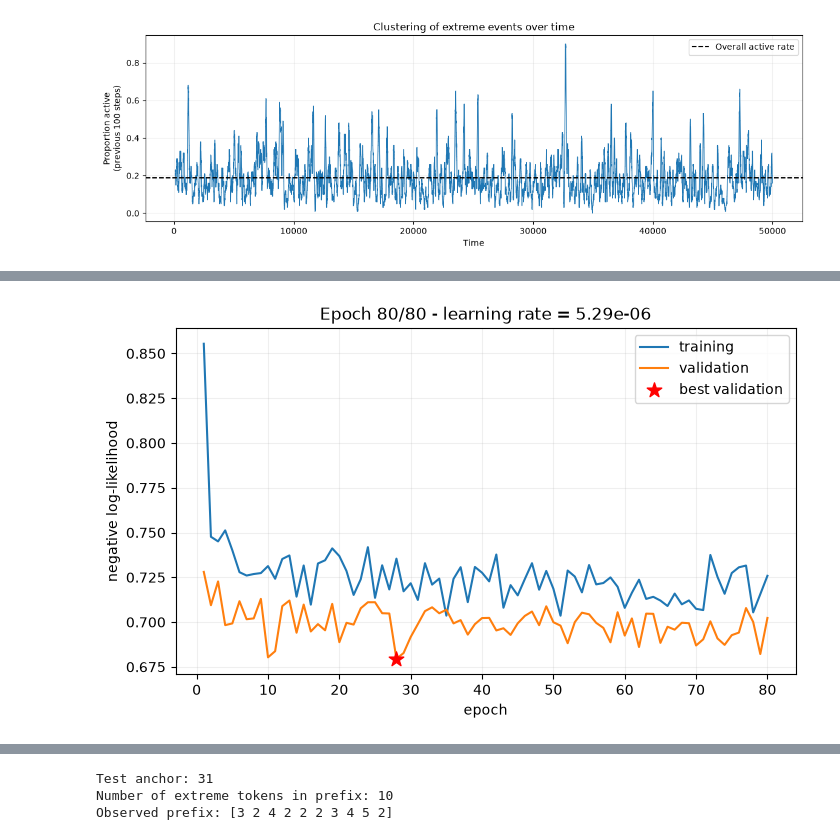
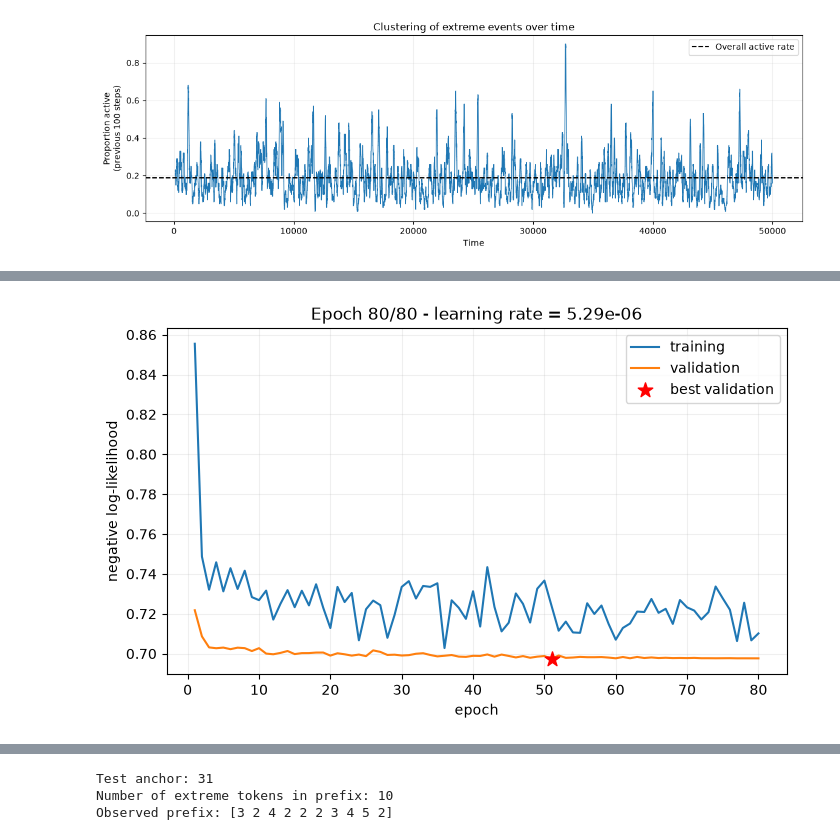
Before and after one commit to gamex-network/gamex_summer_school_cascades, a Jupyter notebook: 01_gamex_cascading_extremes_autoregressive.ipynb, the cells around one changed output, grey strips where cells are left out. Cells and saved outputs as stored; diff of their text form; code cells hidden in the pictures.

```diff
--- a/01_gamex_cascading_extremes_autoregressive.ipynb
+++ b/01_gamex_cascading_extremes_autoregressive.ipynb
@@ -496,25 +484,90 @@ def random_batch(sequence, batch_size, context_len):
     return x.to(device), y.to(device)
 
 @torch.inference_mode()
+@torch.inference_mode()
 def evaluate_nll(
     model,
     sequence,
     batch_size,
     context_len,
-    n_batches=20,
 ):
 
     model.eval()
 
-    losses = []
+    # Every possible window of length CONTEXT_LEN + 1
+    #
+    # Example:
+    # [z1, ..., z10, z11]
+    # [z2, ..., z11, z12]
+    # ...
+    windows = sequence.unfold(
+        dimension=0,
+        size=context_len + 1,
+        step=1,
+    )
 
-    for _ in range(n_batches):
-        x_batch, y_batch = random_batch(sequence, batch_size, context_len)
+    total_nll = 0.0
+    total_tokens = 0
+
+    for start in range(
+        0,
+        len(windows),
+        batch_size,
+    ):
+
+        batch = windows[
+            start:start + batch_size
+        ]
+
+        # Input:
+        # z_t, ..., z_{t+L-1}
+        x_batch = (
+            batch[:, :-1]
+            .contiguous()
+            .to(device)
+        )
+
+        # Targets:
+        # z_{t+1}, ..., z_{t+L}
+        y_batch = (
+            batch[:, 1:]
+            .contiguous()
+            .to(device)
+        )
+
         logits = model(x_batch)
-        loss = F.cross_entropy(logits.reshape(-1, VOCAB_SIZE), y_batch.reshape(-1))
-        losses.append(loss.item())
 
-    return np.mean(losses)
+        loss = F.cross_entropy(
+            logits.reshape(-1, VOCAB_SIZE),
+            y_batch.reshape(-1),
+            reduction="sum",
+        )
+
+        total_nll += loss.item()
+        total_tokens += y_batch.numel()
+
+    return total_nll / total_tokens
+
+# Code for random batch evaluation
+# def evaluate_nll(
+#     model,
+#     sequence,
+#     batch_size,
+#     context_len,
+#     n_batches=35,
+# ):
+
+#     model.eval()
+
+#     losses = []
+
+#     for _ in range(n_batches):
+#         x_batch, y_batch = random_batch(sequence, batch_size, context_len)
+#         logits = model(x_batch)
+#         loss = F.cross_entropy(logits.reshape(-1, VOCAB_SIZE), y_batch.reshape(-1))
+#         losses.append(loss.item())
+
+#     return np.mean(losses)
 
 model = ExtremeTransformer(vocab_size=VOCAB_SIZE, context_len=CONTEXT_LEN).to(device)
 optimizer = torch.optim.AdamW(model.parameters(), lr=7.5e-4, weight_decay=1e-4)
@@ -578,31 +631,31 @@ for epoch in range(1, N_EPOCHS + 1):
     history["lr"].append(current_lr)
     scheduler.step()
 
     clear_output(wait=True)
 
     epochs = np.arange(1, len(history["train_nll"]) + 1)
     fig, ax = plt.subplots(figsize=(8, 4.5))
     ax.plot(epochs, history["train_nll"], label="training")
     ax.plot(epochs, history["val_nll"], label="validation")
     ax.scatter(best_epoch, best_val_nll, marker="*", s=120, label="best validation", zorder=5, color="red")
     ax.set_xlabel("epoch")
     ax.set_ylabel("negative log-likelihood")
     ax.set_title(f"Epoch {epoch}/{N_EPOCHS} - learning rate = {current_lr:.2e}")
     ax.grid(alpha=0.2)
     ax.legend()
     plt.show()
 
 
     print(
         f"epoch {epoch:3d}/{N_EPOCHS} | "
         f"train NLL = {train_nll:.4f} | "
         f"val NLL = {val_nll:.4f} | "
         f"lr = {current_lr:.2e}"
     )
 
     print(
         f"best epoch = {best_epoch} | "
         f"best val NLL = {best_val_nll:.4f}"
     )
 # %% [output]
-[figure, old version]
+[figure, new version]
```
Also changed, not shown: parts of 25 cells of this notebook.
